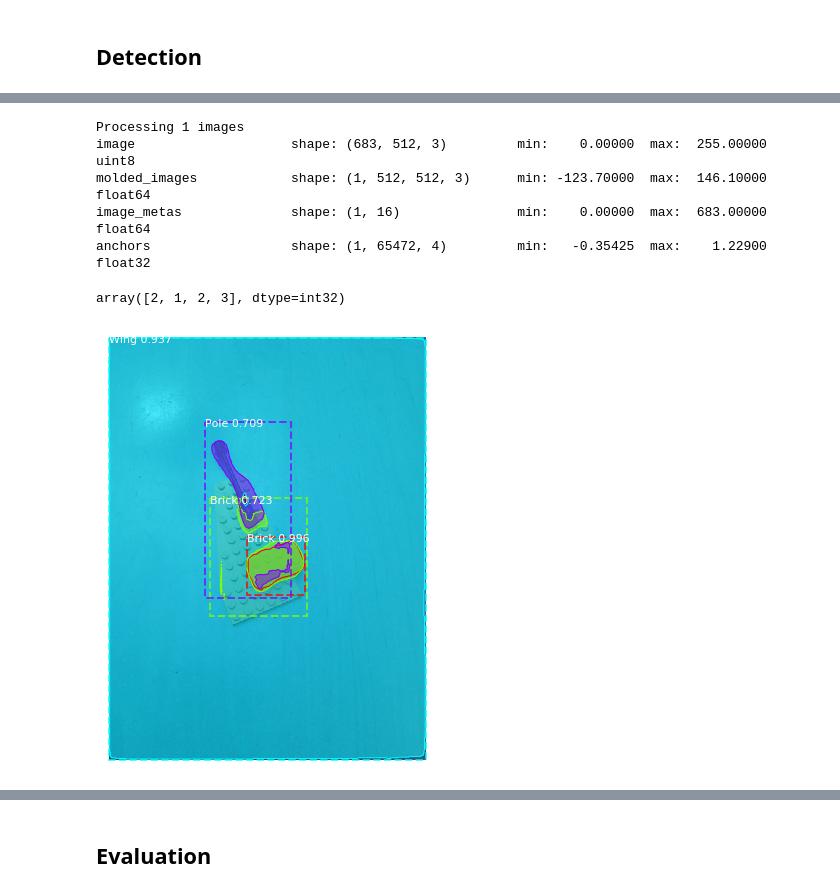
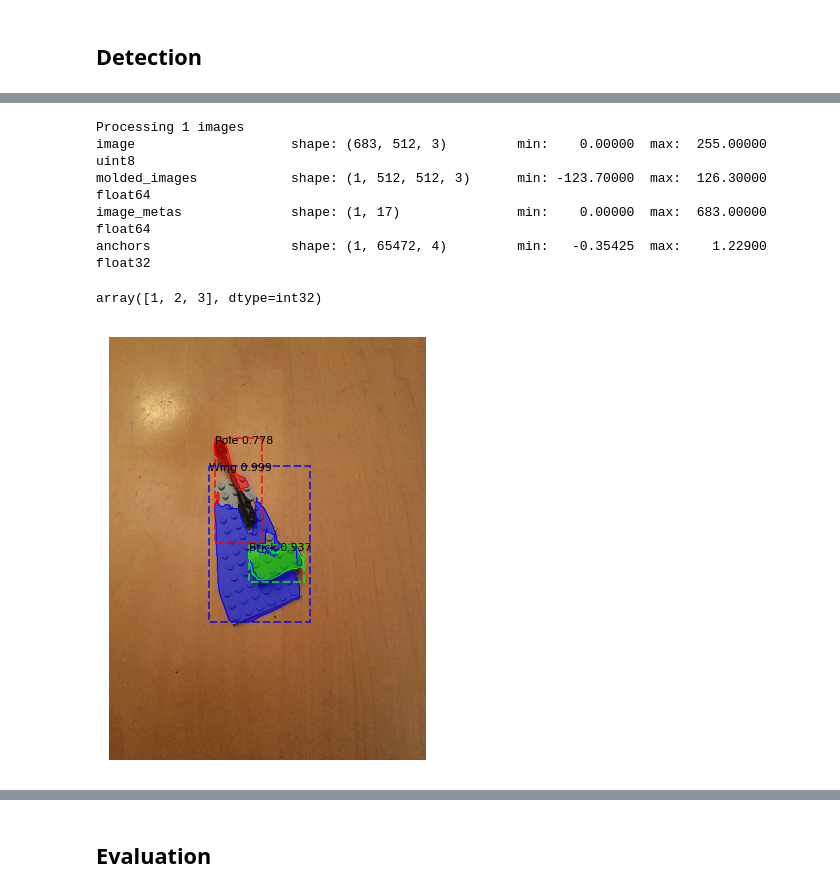
Before and after one commit to WHSnyder/Brickthrough, a Jupyter notebook: mlmodels/retrain.ipynb, the cells around one changed output, grey strips where cells are left out. Cells and saved outputs as stored; diff of their text form; code cells hidden in the pictures.

```diff
--- a/mlmodels/retrain.ipynb
+++ b/mlmodels/retrain.ipynb
@@ -379,7 +384,7 @@ Instructions for updating:
 box_ind is deprecated, use box_indices instead
 # %%
 # Which weights to start with?
-init_with = "coco"  # imagenet, coco, or last
+init_with = "last"  # imagenet, coco, or last
 
 if init_with == "imagenet":
     model.load_weights(model.get_imagenet_weights(), by_name=True)
@@ -392,7 +397,7 @@ elif init_with == "coco":
                                 "mrcnn_bbox", "mrcnn_mask"])
 elif init_with == "last":
     # Load the last model you trained and continue training
-    model.load_weights(model.find_last()[1], by_name=True)
+    model.load_weights("/home/will/projects/legoproj/nets/logs/cycles_pieces.h5", by_name=True)
 # %% [markdown]
 ## Training
 
@@ -400,12 +405,3 @@ Train in two stages:
 1. Only the heads. Here we're freezing all the backbone layers and training only the randomly initialized layers (i.e. the ones that we didn't use pre-trained weights from MS COCO). To train only the head layers, pass `layers='heads'` to the `train()` function.
 
 2. Fine-tune all layers. For this simple example it's not necessary, but we're including it to show the process. Simply pass `layers="all` to train all layers.
-# %%
-# Train the head branches
-# Passing layers="heads" freezes all layers except the head
-# layers. You can also pass a regular expression to select
-# which layers to train by name pattern.
-model.train(dataset_train, dataset_val,
-            learning_rate=5 * config.LEARNING_RATE,
-            epochs=7,
-            layers='4+')
@@ -449,0 +408,2 @@ Epoch 7/7
+# %%
+model.train(dataset_train, dataset_val,learning_rate=config.LEARNING_RATE/10,epochs=25,layers='4+')
@@ -475,7 +477,7 @@ model = modellib.MaskRCNN(mode="inference",
 
 # Get path to saved weights
 # Either set a specific path or find last trained weights
-model_path = os.path.join(MODEL_DIR, "mask_rcnn_1ofeach3.h5")
+model_path = os.path.join(MODEL_DIR, "cycles_pieces.h5")
 #model_path = model.find_last()[1]
 
 #print(model_path)
@@ -525,20 +545,20 @@ array([2, 1, 1, 3], dtype=int32)
 # %%
 #img = cv2.imread("/home/will/projects/legoproj/data/combo1/combo1.png")
-img = cv2.imread("/home/will/Downloads/ontable.jpeg")
+img = skimage.io.imread("/home/will/Downloads/ontable.jpeg")
 
 
 results = model.detect([img], verbose=1)
 
 r = results[0]
 visualize.display_instances(img, r['rois'], r['masks'], r['class_ids'],
                             dataset_val.class_names, r['scores'], ax=get_ax())
 r['scores']
 r['class_ids']
 # %% [output]
 Processing 1 images
 image                    shape: (683, 512, 3)         min:    0.00000  max:  255.00000  uint8
-molded_images            shape: (1, 512, 512, 3)      min: -123.70000  max:  146.10000  float64
-image_metas              shape: (1, 16)               min:    0.00000  max:  683.00000  float64
+molded_images            shape: (1, 512, 512, 3)      min: -123.70000  max:  126.30000  float64
+image_metas              shape: (1, 17)               min:    0.00000  max:  683.00000  float64
 anchors                  shape: (1, 65472, 4)         min:   -0.35425  max:    1.22900  float32
-array([2, 1, 2, 3], dtype=int32)
+array([1, 2, 3], dtype=int32)
-[figure, old version]
+[figure, new version]
```
Also changed, not shown: parts of 13 cells of this notebook, 3 other files.
